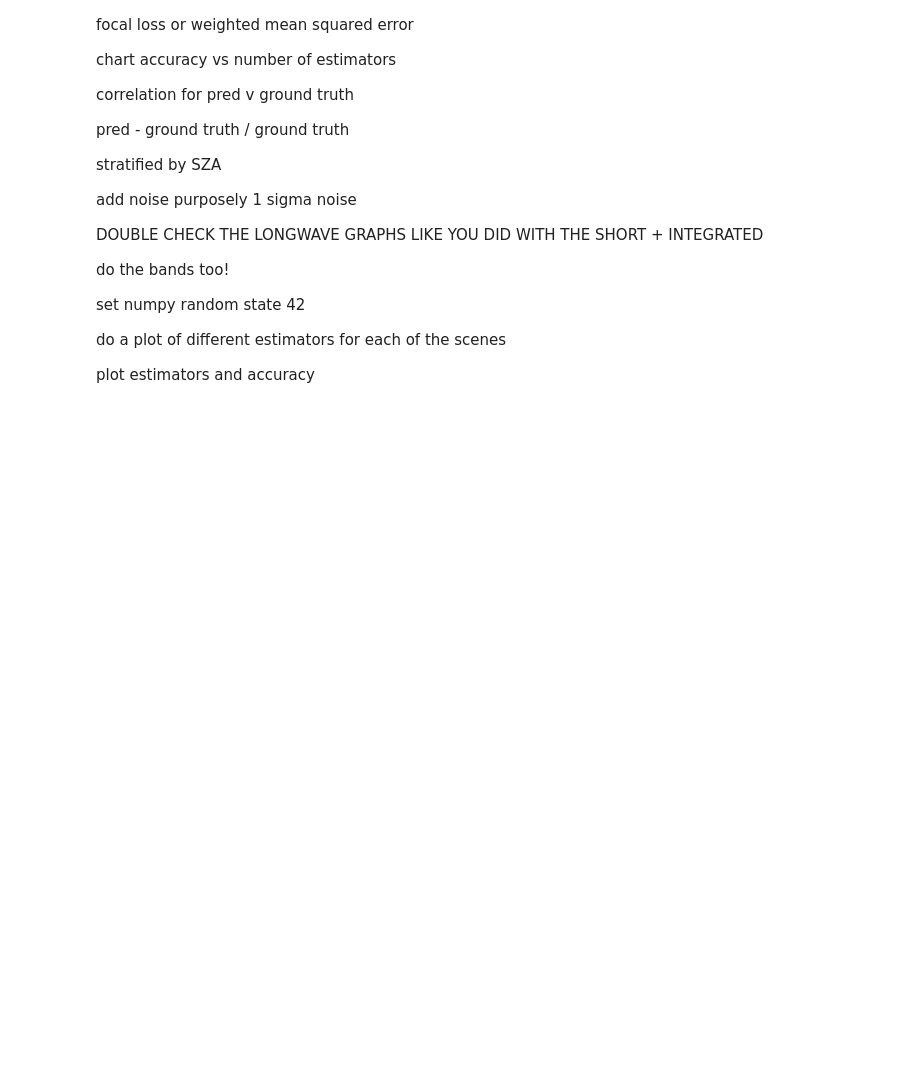
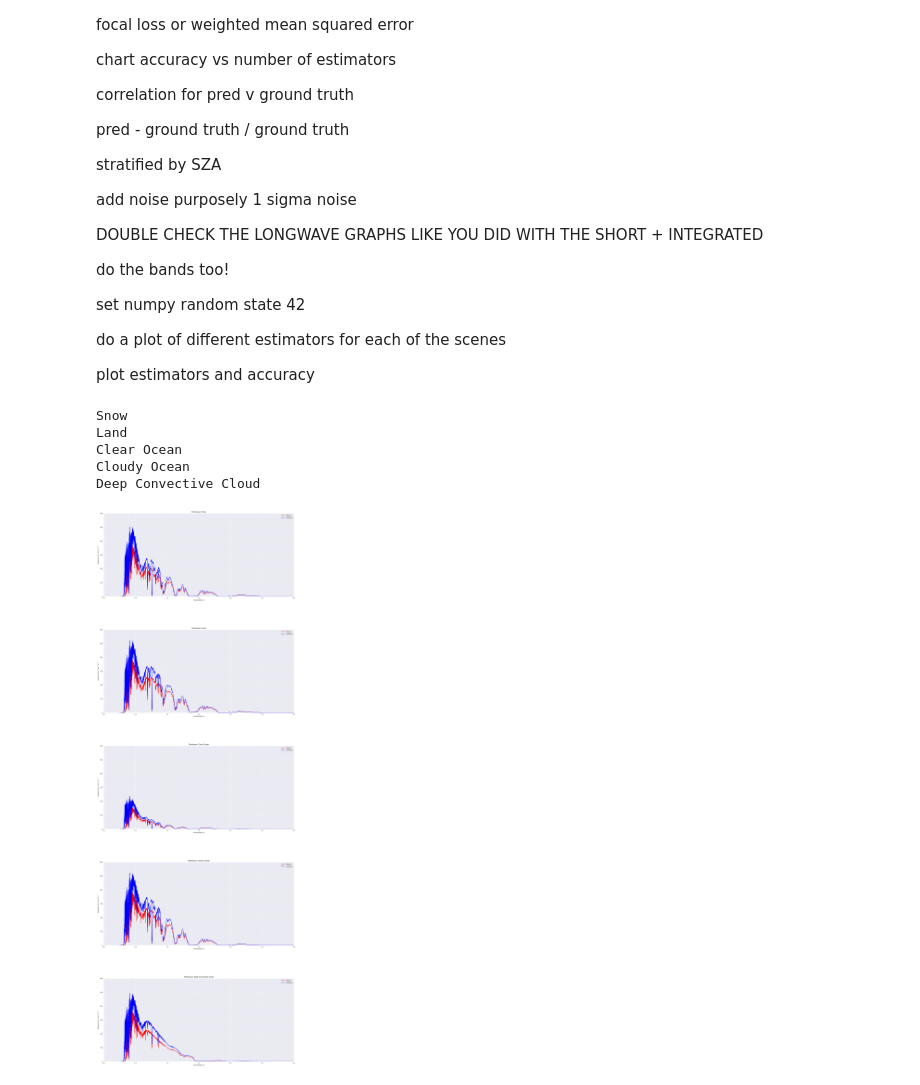
Before and after one commit to LASP-Libera/libera_unfiltering, a Jupyter notebook: modeling.ipynb, the cells around one changed output. Drawn from its saved outputs; the diff is of its cells as text; code cells hidden in the pictures; blank space fills up the shorter version.

```diff
--- a/modeling.ipynb
+++ b/modeling.ipynb
@@ -96,18 +106,24 @@ y_lim_map = {
 }
 
 def plot_sza(sza_dict: dict):
-    fig, axes = plt.subplots(len(sza_dict), 2, figsize=(12, 6*len(sza_dict)))
+    fig, axes = plt.subplots(5, 1, figsize=(18, 50))
 
     for i, (key, tp7) in enumerate(sza_dict.items()):
 
         wavelength = tp7.rads[0, 0, :]
 
+        print(key)
+        ax_sw = axes[i]
+        shortwave = tp7.rads[-1, 1, :]
+        interp_shortwave_filt = np.interp(x=wavelength, xp=tot_wvln, fp=sw_srf)
+        shortwave_filt = interp_shortwave_filt * shortwave
 
-        ax_sw = axes[i, 0]
-        shortwave = tp7.rads[-1, 1, :]
-        ax_sw.plot(wavelength, shortwave, 'r-', label='Shortwave')
-        ax_sw.set_xlim(0, y_lim_map[key][0][1])
-        ax_sw.set_ylim(0, y_lim_map[key][0][0])
+        ax_sw.plot(wavelength, shortwave_filt, 'r-', label='Filtered')
+        ax_sw.plot(wavelength, shortwave, 'b-', label='Unfiltered')
+        # ax_sw.set_xlim(0, y_lim_map[key][0][1])
+        # ax_sw.set_ylim(0, y_lim_map[key][0][0])
+        ax_sw.set_xlim(0, y_lim_map["Land"][0][1])
+        ax_sw.set_ylim(0, y_lim_map["Land"][0][0])
 
         ax_sw.legend(prop={"size": 10})
         ax_sw.set_title(f'Shortwave: {key}')
@@ -116,18 +132,19 @@ def plot_sza(sza_dict: dict):
         ax_sw.grid(True)
 
 
-        ax_lw = axes[i, 1]
-        longwave = tp7.rads[0, 2, :]
-
-        ax_lw.plot(wavelength, longwave, 'b-', label='Longwave')
-        ax_lw.set_xlim(5, y_lim_map[key][1][1])
-        ax_lw.set_ylim(0, y_lim_map[key][1][0])
-
-        ax_lw.legend(prop={"size": 10})
-        ax_lw.set_title(f'Longwave: {key}')
-        ax_lw.set_ylabel('Radiance Wm$^{-2}$µm$^{-1}$sr$^{-1}$')
-        ax_lw.set_xlabel('Wavelength µm')
-        ax_lw.grid(True)
+        # ax_lw = axes[i, 1]
+        # longwave = tp7.rads[-1, 2, :]
+        # longwave_filt = np.interp(x=wavelength, xp=tot_wvln, fp=lw_srf)
+        # longwave_filt = longwave_filt * shortwave
+        # ax_lw.plot(wavelength, longwave, longwave_filt, 'b-', label='Longwave')
+        # ax_lw.set_xlim(5, y_lim_map[key][1][1])
+        # ax_lw.set_ylim(0, y_lim_map[key][1][0])
+        #
+        # ax_lw.legend(prop={"size": 10})
+        # ax_lw.set_title(f'Longwave: {key}')
+        # ax_lw.set_ylabel('Radiance Wm$^{-2}$µm$^{-1}$sr$^{-1}$')
+        # ax_lw.set_xlabel('Wavelength µm')
+        # ax_lw.grid(True)
 
     plt.tight_layout()
     plt.subplots_adjust(hspace=0.4)
@@ -314,7 +391,14 @@ do a plot of different estimators for each of the scenes
 
 plot estimators and accuracy
 # %%
-# plot_sza(a00)
+plot_sza(a00)
+# %% [output]
+Snow
+Land
+Clear Ocean
+Cloudy Ocean
+Deep Convective Cloud
+[figure, added]
 # %%
 # plot_sza(a41)
 # %%
```
Also changed, not shown: parts of 68 cells of this notebook, 3 other files.
